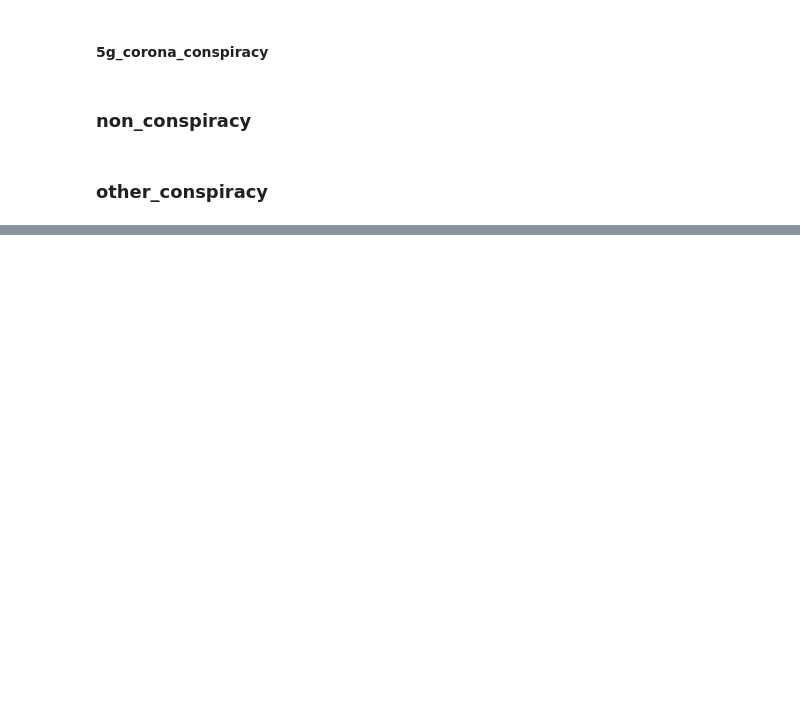
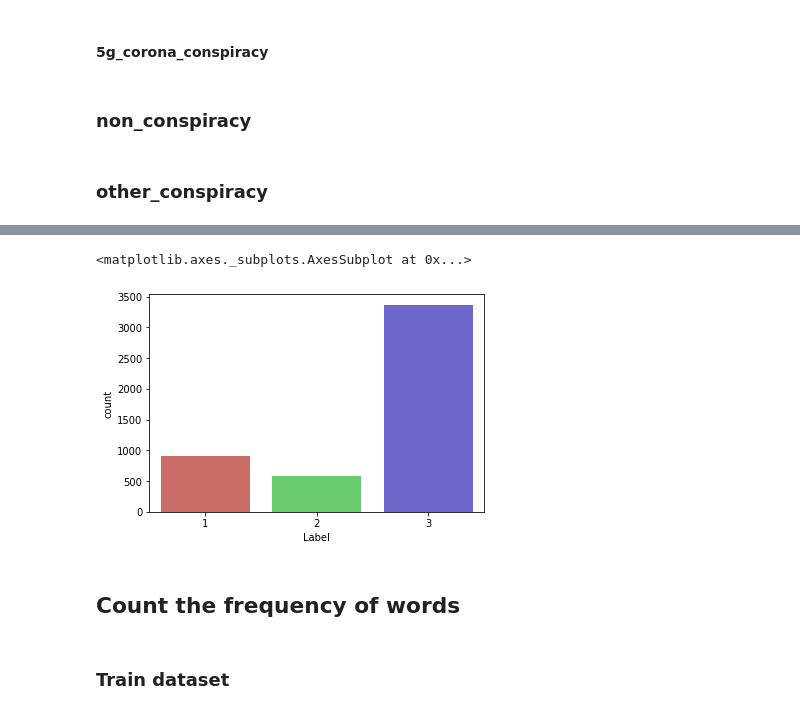
Before and after one commit to HongHanh2104/MediaEval_FakeNews, a Jupyter notebook: data_exploration.ipynb, the cells around one changed output, grey strips where cells are left out. Cells and saved outputs as stored; diff of their text form; code cells hidden in the pictures; blank space fills up the shorter version.

```diff
--- a/data_exploration.ipynb
+++ b/data_exploration.ipynb
@@ -191,0 +121,9 @@ print(non_conspiracy_counter.most_common(15))
+# %%
+sns.countplot(x='Label', data=train_df, palette='hls')
+# %% [output]
+<matplotlib.axes._subplots.AxesSubplot at 0x...>
+[figure, added]
+# %% [markdown]
+## Count the frequency of words
+# %% [markdown]
+### Train dataset
```
Also changed, not shown: parts of 52 cells of this notebook, 4 other files.
